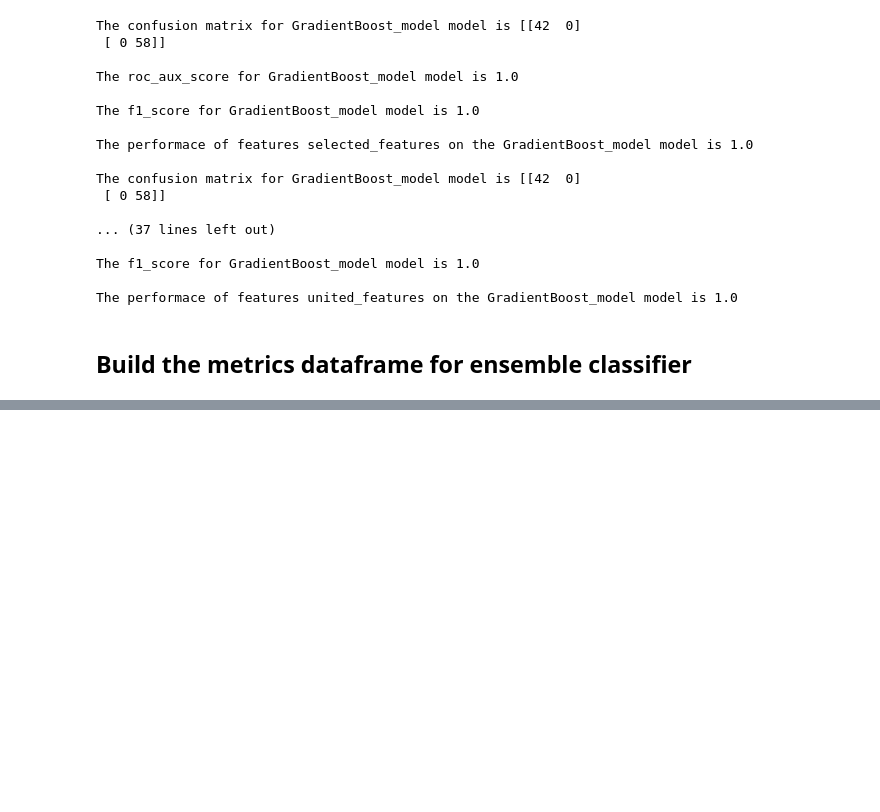
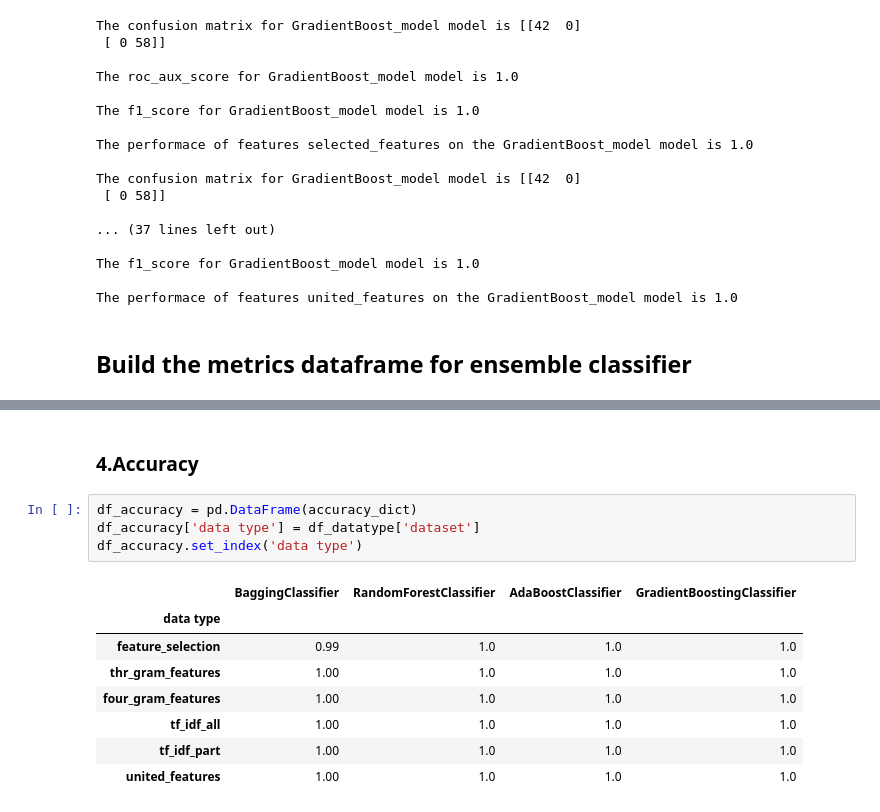
Before and after one commit to Wapiti08/Defense_Evasion_with_GAN, a Jupyter notebook: Classifier/ensemble_classifier_comparison.ipynb, the cells around one changed output, grey strips where cells are left out. Saved outputs shown, nothing was run; the diff lists cells and outputs as text; blank space fills up the shorter version.

```diff
--- a/Classifier/ensemble_classifier_comparison.ipynb
+++ b/Classifier/ensemble_classifier_comparison.ipynb
@@ -219,0 +367,15 @@ The performace of features united_features on the GradientBoost_model model is 1
+# %% [markdown]
+### 4.Accuracy
+# %%
+df_accuracy = pd.DataFrame(accuracy_dict)
+df_accuracy['data type'] = df_datatype['dataset']
+df_accuracy.set_index('data type')
+# %% [output]
+|  | BaggingClassifier | RandomForestClassifier | AdaBoostClassifier | GradientBoostingClassifier |
+| data type |  |  |  |  |
+| feature_selection | 0.99 | 1.0 | 1.0 | 1.0 |
+| thr_gram_features | 1.00 | 1.0 | 1.0 | 1.0 |
+| four_gram_features | 1.00 | 1.0 | 1.0 | 1.0 |
+| tf_idf_all | 1.00 | 1.0 | 1.0 | 1.0 |
+| tf_idf_part | 1.00 | 1.0 | 1.0 | 1.0 |
+| united_features | 1.00 | 1.0 | 1.0 | 1.0 |
```
Also changed, not shown: parts of 19 cells of this notebook, 42 other files.
